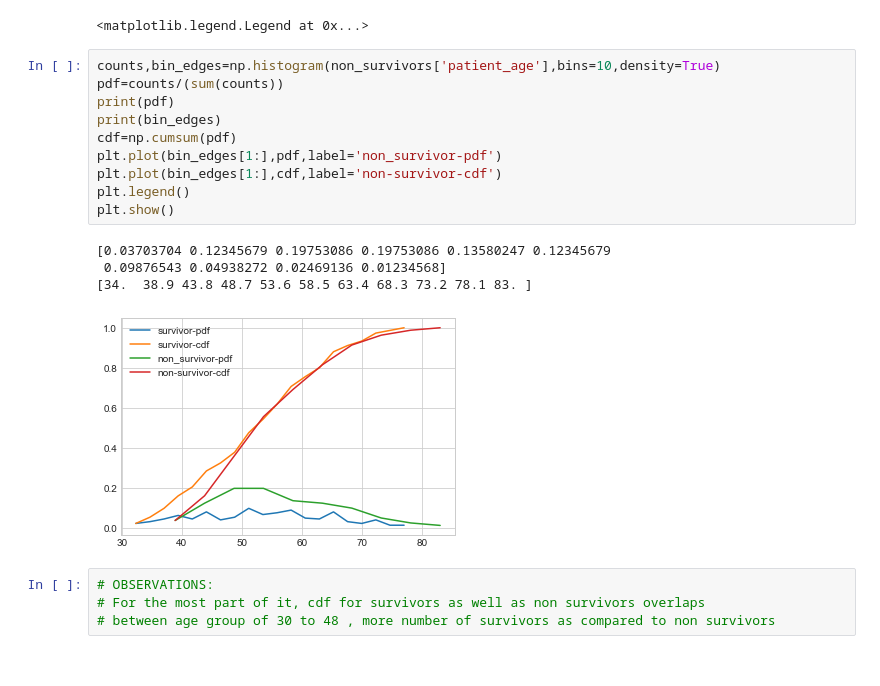
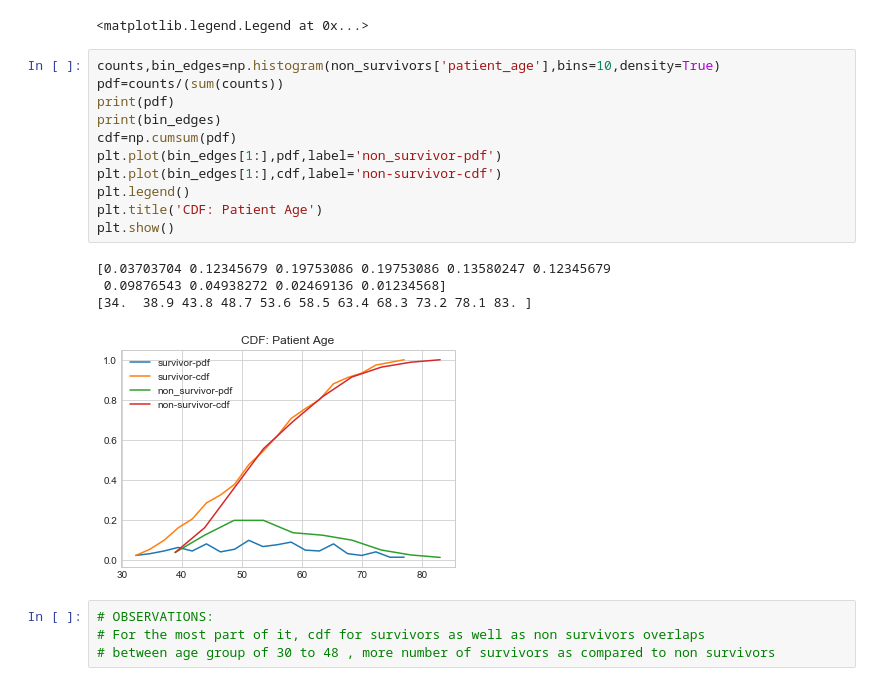
Before and after one commit to SaiRaj07/Exploratoty-Data-Analysis-on-Haberman, a Jupyter notebook: habermann_eda.ipynb, the cells around one changed output. Drawn from its saved outputs; the diff is of its cells as text.

```diff
--- a/habermann_eda.ipynb
+++ b/habermann_eda.ipynb
@@ -196,18 +205,19 @@ plt.legend()
 # %%
 counts,bin_edges=np.histogram(non_survivors['patient_age'],bins=10,density=True)
 pdf=counts/(sum(counts))
 print(pdf)
 print(bin_edges)
 cdf=np.cumsum(pdf)
 plt.plot(bin_edges[1:],pdf,label='non_survivor-pdf')
 plt.plot(bin_edges[1:],cdf,label='non-survivor-cdf')
 plt.legend()
+plt.title('CDF: Patient Age')
 plt.show()
 # %% [output]
 [0.03703704 0.12345679 0.19753086 0.19753086 0.13580247 0.12345679
  0.09876543 0.04938272 0.02469136 0.01234568]
 [34.  38.9 43.8 48.7 53.6 58.5 63.4 68.3 73.2 78.1 83. ]
-[figure, old version]
+[figure, new version]
 # %%
 # OBSERVATIONS:
 # For the most part of it, cdf for survivors as well as non survivors overlaps
```
Also changed, not shown: parts of 14 cells of this notebook.
